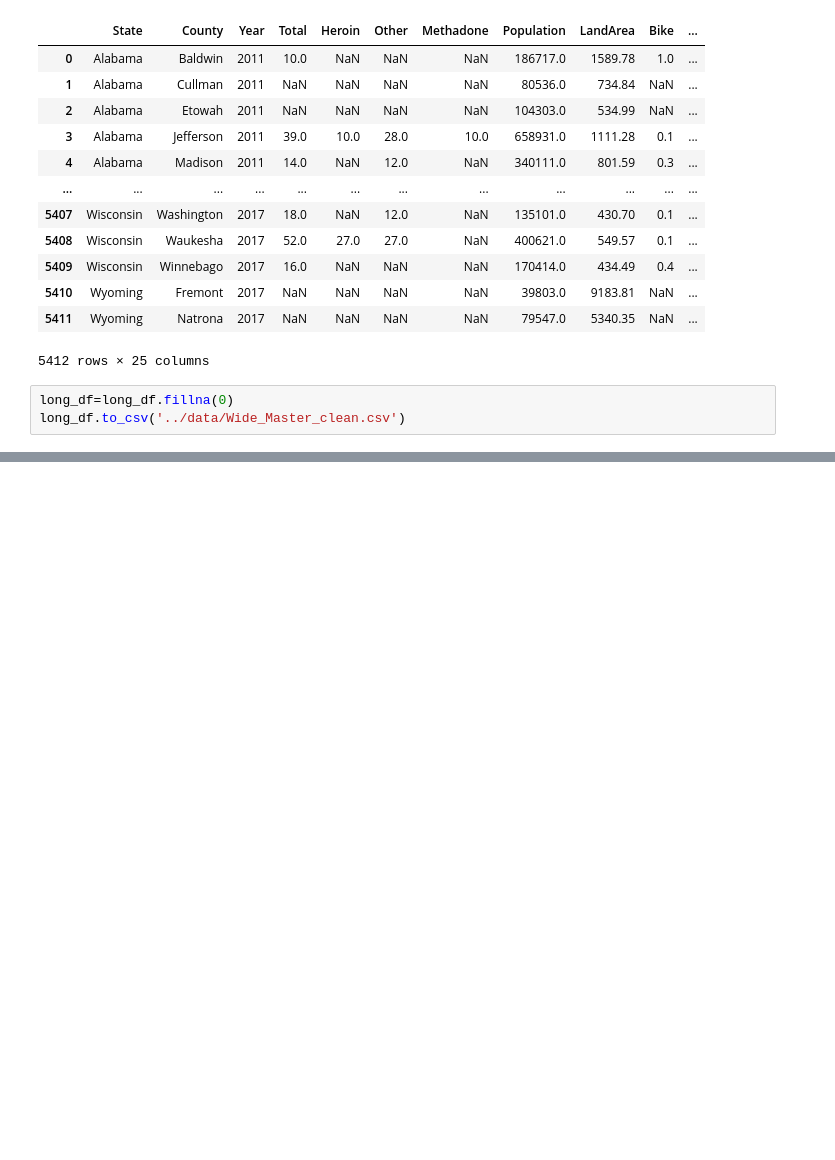
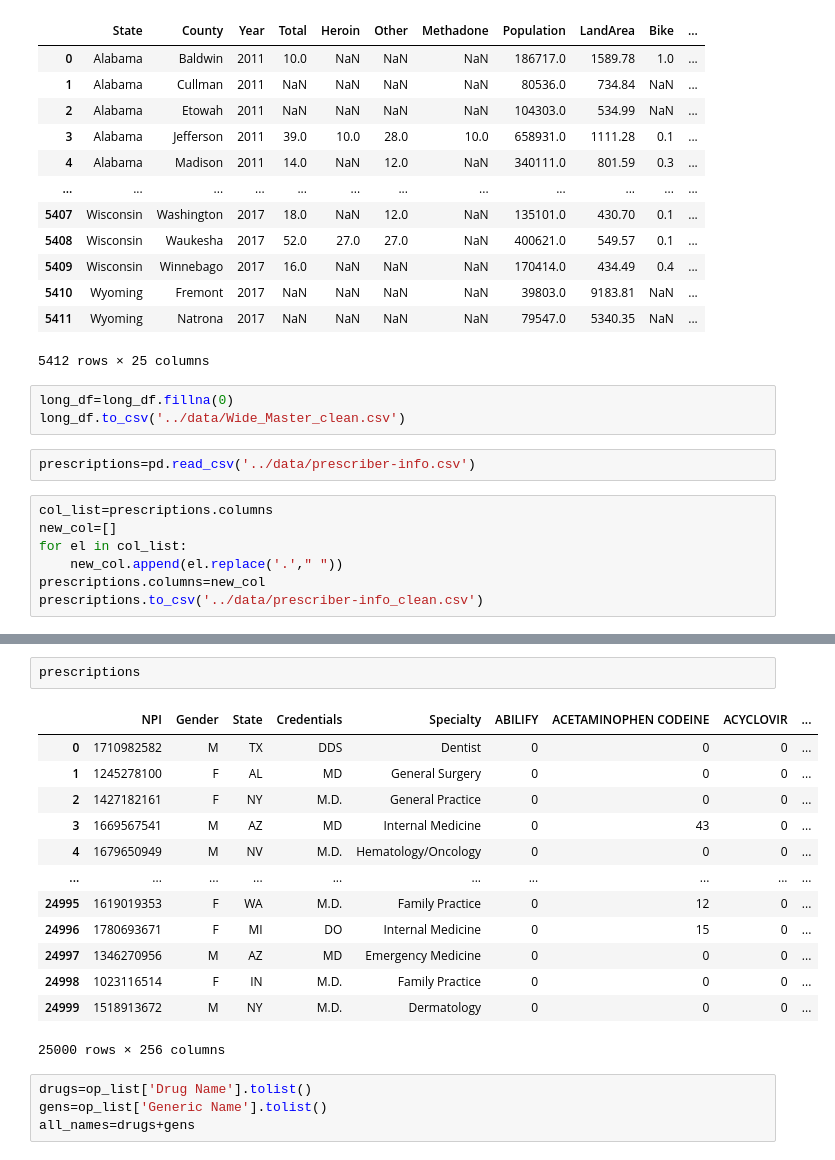
Before and after one commit to ChichoTV/Opiate_Analysis, a Jupyter notebook: jupyter/taylor_cleaning.ipynb, the cells around one changed output, grey strips where cells are left out. Saved outputs shown, nothing was run; the diff lists cells and outputs as text; blank space fills up the shorter version.

Commit message:
cleaning wide_master.csv

```diff
--- a/jupyter/taylor_cleaning.ipynb
+++ b/jupyter/taylor_cleaning.ipynb
@@ -58,3 +40,12 @@ long_df
 # %%
 long_df=long_df.fillna(0)
 long_df.to_csv('../data/Wide_Master_clean.csv')
+# %%
+prescriptions=pd.read_csv('../data/prescriber-info.csv')
+# %%
+col_list=prescriptions.columns
+new_col=[]
+for el in col_list:
+    new_col.append(el.replace('.'," "))
+prescriptions.columns=new_col
+prescriptions.to_csv('../data/prescriber-info_clean.csv')
@@ -60,0 +94,20 @@ long_df.to_csv('../data/Wide_Master_clean.csv')
+# %%
+prescriptions
+# %% [output]
+|  | NPI | Gender | State | Credentials | Specialty | ABILIFY | ACETAMINOPHEN CODEINE | ACYCLOVIR | ... |
+| 0 | 1710982582 | M | TX | DDS | Dentist | 0 | 0 | 0 | ... |
+| 1 | 1245278100 | F | AL | MD | General Surgery | 0 | 0 | 0 | ... |
+| 2 | 1427182161 | F | NY | M.D. | General Practice | 0 | 0 | 0 | ... |
+| 3 | 1669567541 | M | AZ | MD | Internal Medicine | 0 | 43 | 0 | ... |
+| 4 | 1679650949 | M | NV | M.D. | Hematology/Oncology | 0 | 0 | 0 | ... |
+| ... | ... | ... | ... | ... | ... | ... | ... | ... | ... |
+| 24995 | 1619019353 | F | WA | M.D. | Family Practice | 0 | 12 | 0 | ... |
+| 24996 | 1780693671 | F | MI | DO | Internal Medicine | 0 | 15 | 0 | ... |
+| 24997 | 1346270956 | M | AZ | MD | Emergency Medicine | 0 | 0 | 0 | ... |
+| 24998 | 1023116514 | F | IN | M.D. | Family Practice | 0 | 0 | 0 | ... |
+| 24999 | 1518913672 | M | NY | M.D. | Dermatology | 0 | 0 | 0 | ... |
+25000 rows × 256 columns
+# %%
+drugs=op_list['Drug Name'].tolist()
+gens=op_list['Generic Name'].tolist()
+all_names=drugs+gens
```
Also changed, not shown: parts of 6 cells of this notebook, 2 other files.
